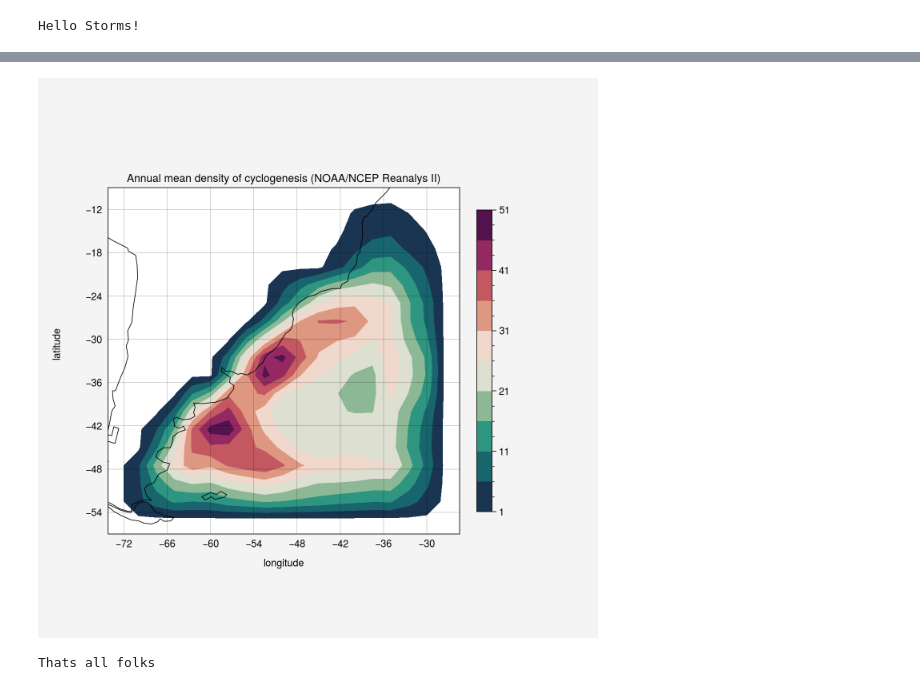
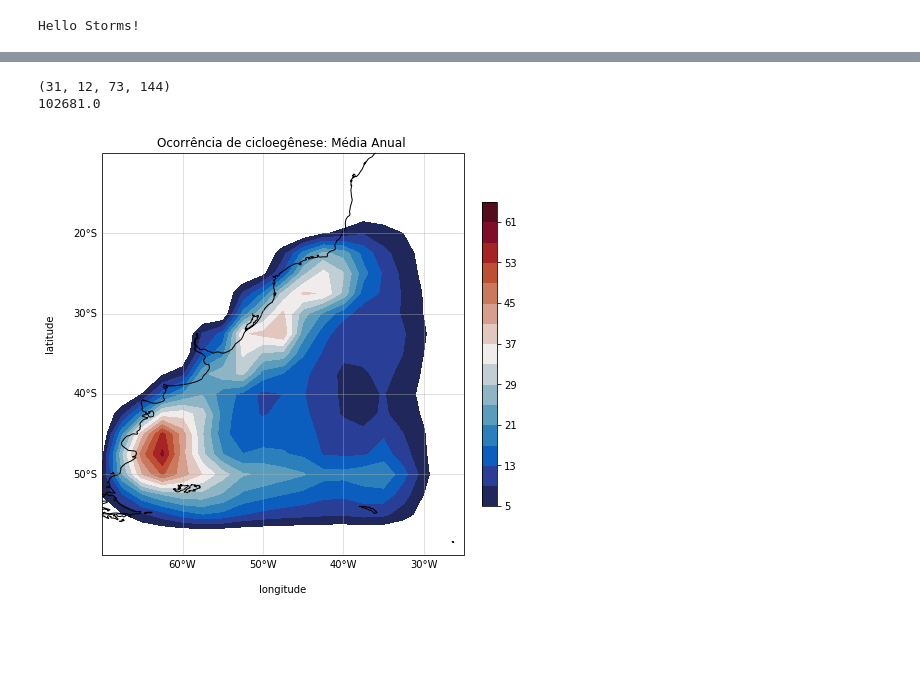
Before and after one commit to WladJSJ/Cyclogenesis_counting, a Jupyter notebook: Cyclogenesis_counting.ipynb, the cells around one changed output, grey strips where cells are left out. Drawn from its saved outputs; the diff is of its cells as text; code cells hidden in the pictures; blank space fills up the shorter version.

```diff
--- a/Cyclogenesis_counting.ipynb
+++ b/Cyclogenesis_counting.ipynb
@@ -150,16 +181,13 @@ def isnew(imin,jmin):
     else:
         return True
 # %%
-# Lets interpolate topography to our grid.
-# We use this to eliminate cyclones over land. Although they do exist, that
-# won't hurt our statistics.
+# Interpolo a topografia para a grade Lat x Lon dos meus dados.
 def masktopo():
-    f = interpolate.interp2d(data.longitude, data.latitude[::-1], data.topography, kind='cubic')
+    f = interpolate.interp2d(data.longitude, data.latitude, data.topography, kind='cubic')
     mmask=f(lon,lat)
     return mmask
 
-
-# Function to find the time-step at the beggining and end of each month
+# Essa função retorna o time-step de início e fim de cada mes, para cada ano;
 def daysj(mes,key):
     if (ano % 4) == 0:
         if (ano % 100) == 0:
@@ -179,3 +207,11 @@ def daysj(mes,key):
         return dia1
     else:
         return dia2
+
+#
+# Para cada dia do ano, encontra o índice da variável oniNeutro, que filtra meses com ENSO ativo.
+def ONIindex():
+    date = datetime.date(ano, 1, 1) #Will give 1996-01-01
+    delta = datetime.timedelta(day/4) #str(delta) will be '31 days, 0:00:00'
+    newdate = date + delta
+    return newdate.strftime('%m')
@@ -270,25 +341,26 @@ np.save('ciclogene_PV_ncep2_1979-2005.npy', mapall)
 # %%
+# Vamos dar uma olhada nos resultados!
 import typhon
-import proplot as plot2
-levs=range(1,56,5)
-fig, ax1= plt.subplots(nrows=1, ncols=1,subplot_kw={'projection': ccrs.PlateCarree()},figsize=(7,7))
-cs=ax1.contourf(lon,lat,mapall.sum(axis=(0,1))/len(mapall),levels=levs,transform=ccrs.PlateCarree(),cmap='vorticity') #'PuOr')
+print(np.shape(mapall))
+print(mapall.sum())
+ciclones_all=mapall.sum(axis=(0,1))/(anof-anoi)
+
+
+levs=np.linspace(5,65,16)
+fig, ax1= plt.subplots(nrows=1, ncols=1, subplot_kw={'projection': ccrs.PlateCarree()},figsize=(8,8))
+cs1=ax1.contourf(lon,lat,ciclones_all,levels=levs,transform=ccrs.PlateCarree(),cmap='difference') #'PuOr')
+ax1.set_extent([-70, -25, -60, -10], crs=ccrs.PlateCarree())
 ax1.coastlines()
 #ax1.add_feature(cart.feature.LAND, zorder=100,edgecolor='k')
-ax1.set_title('Annual mean density of cyclogenesis (NOAA/NCEP Reanalys II)')
+ax1.set_title('Ocorrência de cicloegênese: Média Anual ')
 ax1.text(-0.13, 0.55, 'latitude', va='bottom', ha='center',rotation='vertical', rotation_mode='anchor',transform=ax1.transAxes)
+#ax3.text(-0.19, 0.55, 'NOAA/NCEP Reanalys II', va='bottom', ha='center',rotation='vertical', rotation_mode='anchor',transform=ax1.transAxes)
 ax1.text(0.5, -0.1, 'longitude', va='bottom', ha='center',rotation='horizontal', rotation_mode='anchor',transform=ax1.transAxes)
-gl = ax1.gridlines(draw_labels = True,alpha=0.2) # label all axes
+gl = ax1.gridlines(draw_labels = True,alpha=0.5) # label all axes
 gl.xlabels_top = False #turn off top label
 gl.ylabels_right = False #turn off right label
-
-
-cbar = fig.colorbar(cs, ax=ax1, shrink=0.7, pad=0.04)
+cbar = fig.colorbar(cs1, ax=ax1, shrink=0.7, pad=0.04)
 # %% [output]
+(31, 12, 73, 144)
+102681.0
-[figure, old version]
+[figure, new version]
-# %%
-# Here we see three regions where cyclogenesis is most likely to occur
-
-print('Thats all folks')
-# %% [output]
-Thats all folks
```
Also changed, not shown: parts of 13 cells of this notebook.
